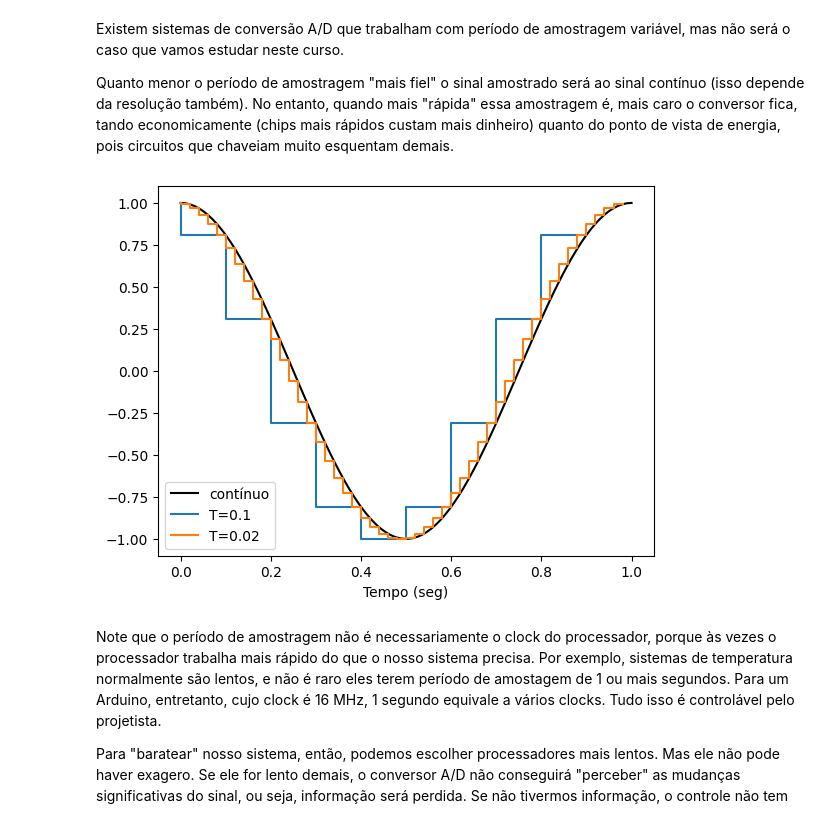
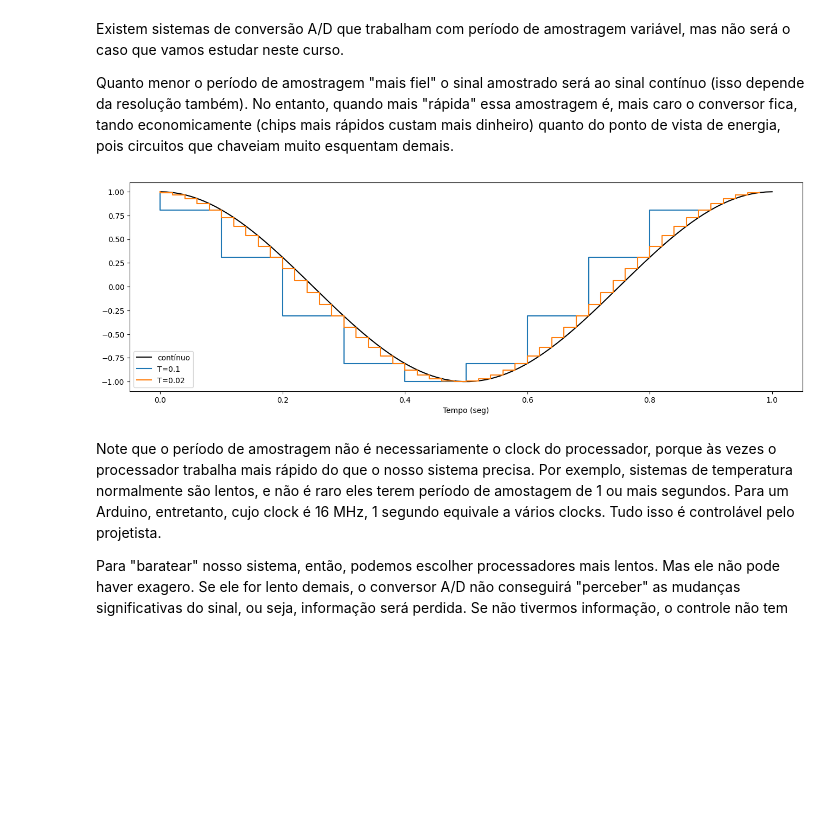
Before and after one commit to rsbayma/Controle-II, a Jupyter notebook: Controle digital/1 - Digitalização.ipynb, the cells around one changed output. Cells and saved outputs as stored; diff of their text form; code cells hidden in the pictures; blank space fills up the shorter version.

```diff
--- a/Controle digital/1 - Digitalização.ipynb
+++ b/Controle digital/1 - Digitalização.ipynb
@@ -90,20 +81,21 @@ Quanto menor o período de amostragem "mais fiel" o sinal amostrado será ao sin
 # %%
 t = np.linspace(0,1,100)
 x = np.cos(2*np.pi*t)
 T1 = 0.1
 k1 = np.arange(10)
 xs1 = np.cos(2*np.pi*k1*T1)
 T2 = 0.02
 k2 = np.arange(int(1/T2))
 xs2 = np.cos(2*np.pi*k2*T2)
+plt.figure(figsize=(16,5))
 plt.plot(t,x,'k',label='contínuo')
 plt.step(k1*T1,xs1,label=f'T={T1}')
 plt.step(k2*T2,xs2,label=f'T={T2}')
 plt.xlabel('Tempo (seg)')
 plt.legend()
 plt.show()
 # %% [output]
-[figure, old version]
+[figure, new version]
 # %% [markdown]
 Note que o período de amostragem não é necessariamente o clock do processador, porque às vezes o processador trabalha mais rápido do que o nosso sistema precisa. Por exemplo, sistemas de temperatura normalmente são lentos, e não é raro eles terem período de amostagem de 1 ou mais segundos. Para um Arduino, entretanto, cujo clock é 16 MHz, 1 segundo equivale a vários clocks. Tudo isso é controlável pelo projetista.
 
```
Also changed, not shown: parts of 2 cells of this notebook, 1 other file.
